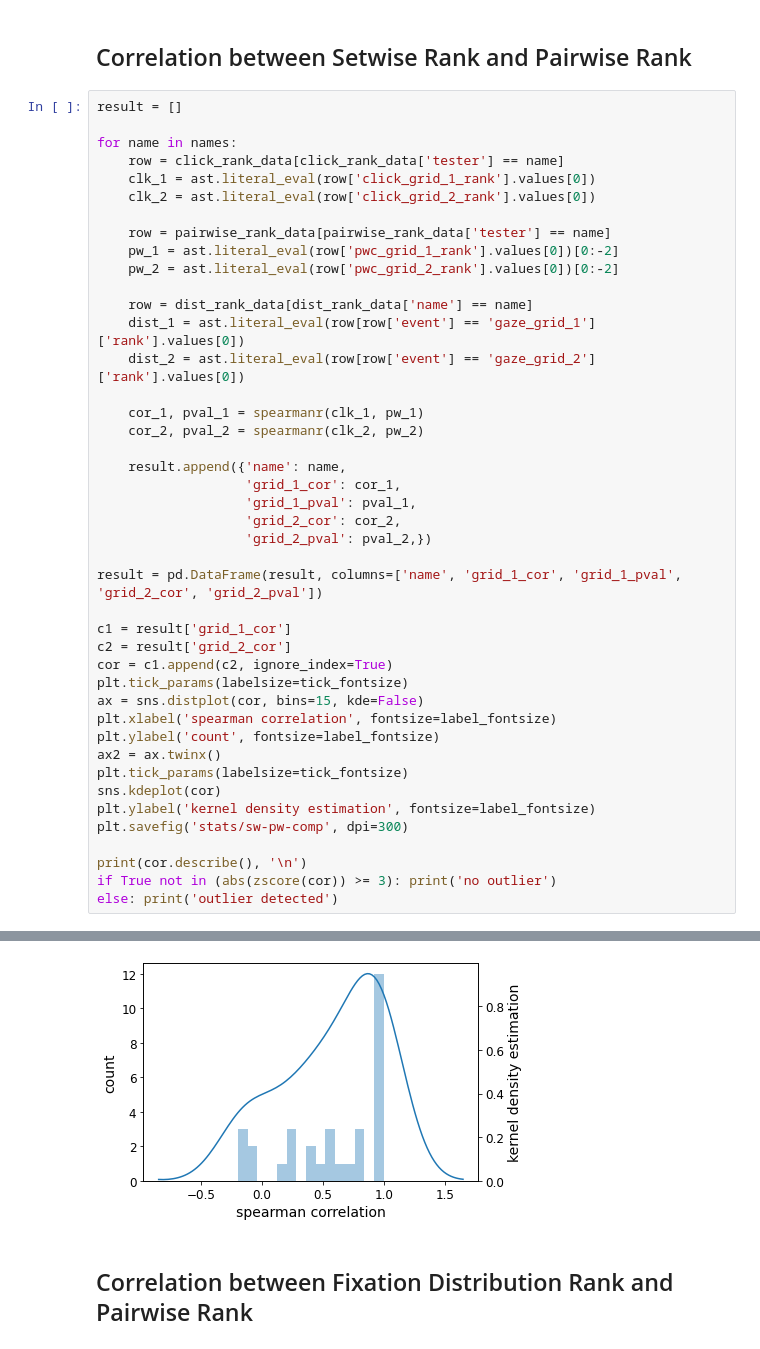
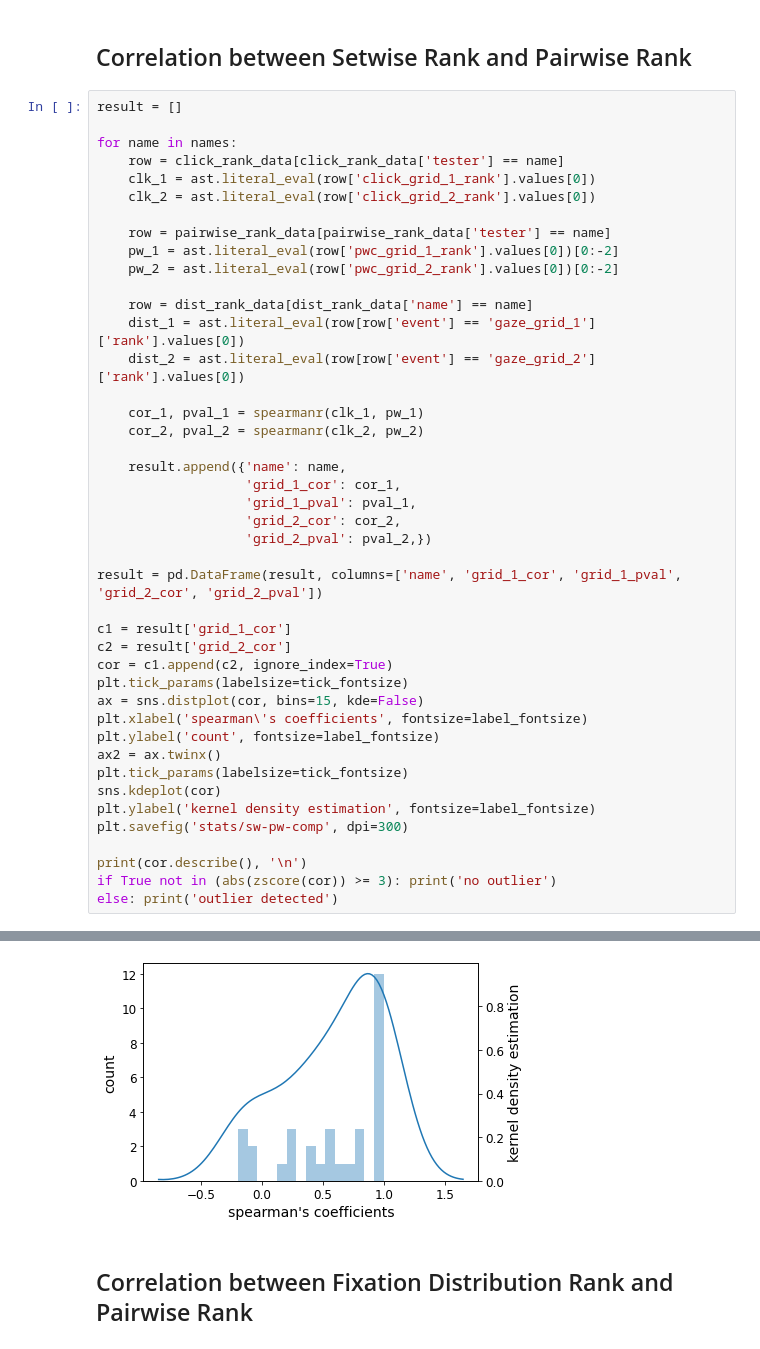
Before and after one commit to Joilence/Gaze-on-Grid, a Jupyter notebook: data-analysis/rank_analysis.ipynb, the cells around one changed output, grey strips where cells are left out. Drawn from its saved outputs; the diff is of its cells as text.

```diff
--- a/data-analysis/rank_analysis.ipynb
+++ b/data-analysis/rank_analysis.ipynb
@@ -119,35 +119,35 @@ for name in names:
 
 result = pd.DataFrame(result, columns=['name', 'grid_1_cor', 'grid_1_pval', 'grid_2_cor', 'grid_2_pval'])
 
 c1 = result['grid_1_cor']
 c2 = result['grid_2_cor']
 cor = c1.append(c2, ignore_index=True)
 plt.tick_params(labelsize=tick_fontsize)
 ax = sns.distplot(cor, bins=15, kde=False)
-plt.xlabel('spearman correlation', fontsize=label_fontsize)
+plt.xlabel('spearman\'s coefficients', fontsize=label_fontsize)
 plt.ylabel('count', fontsize=label_fontsize)
 ax2 = ax.twinx()
 plt.tick_params(labelsize=tick_fontsize)
 sns.kdeplot(cor)
 plt.ylabel('kernel density estimation', fontsize=label_fontsize)
 plt.savefig('stats/sw-pw-comp', dpi=300)
 
 print(cor.describe(), '\n')
 if True not in (abs(zscore(cor)) >= 3): print('no outlier')
 else: print('outlier detected')
 # %% [output]
 count    32.000000
 mean      0.578571
 std       0.409177
 min      -0.200000
 25%       0.257143
 50%       0.685714
 75%       0.942857
 max       1.000000
 dtype: float64
 
 no outlier
-[figure, old version]
+[figure, new version]
 # %% [markdown]
 ## Correlation between Fixation Distribution Rank and Pairwise Rank
 # %%
```
Also changed, not shown: parts of 3 cells of this notebook, 4 other files.
